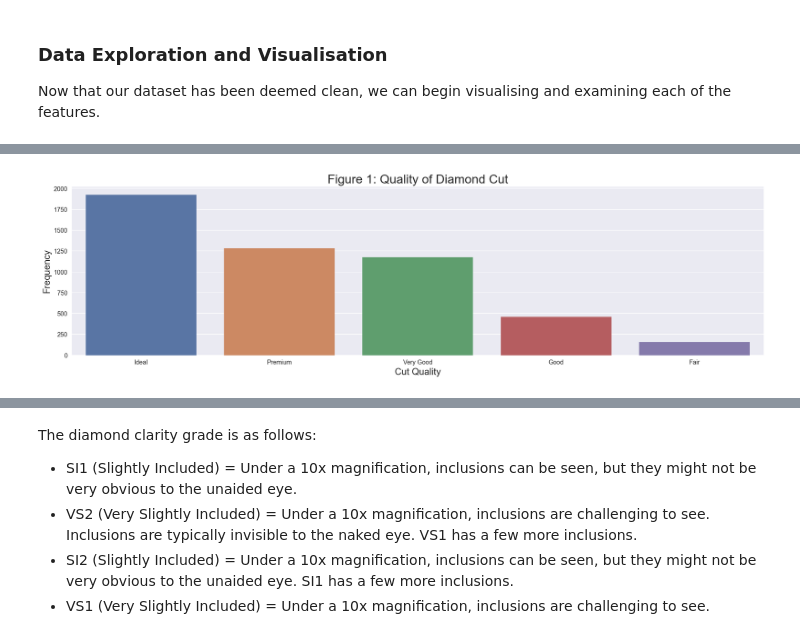
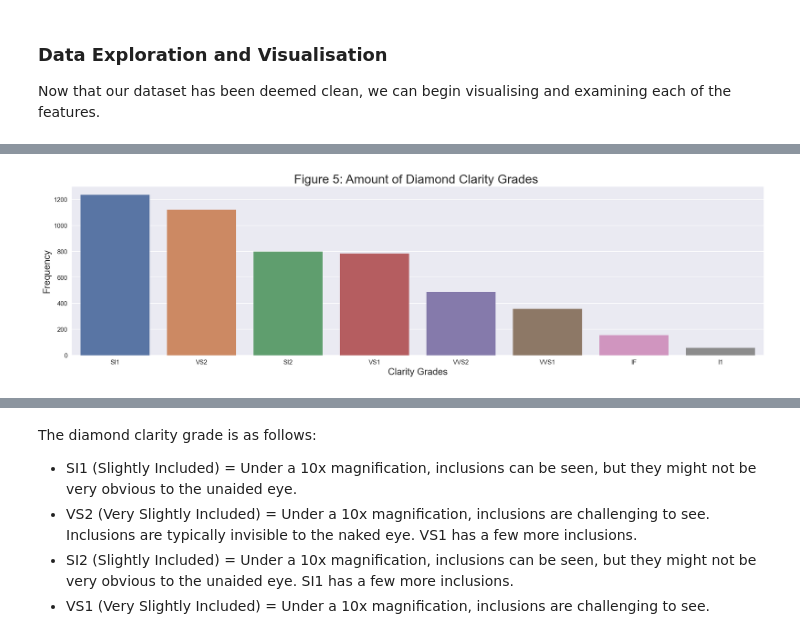
Before and after one commit to s3955624-Chee-Kin-Go/Phase-1, a Jupyter notebook: Phase 1 real.ipynb, the cells around one changed output, grey strips where cells are left out. Drawn from its saved outputs; the diff is of its cells as text; code cells hidden in the pictures.

```diff
--- a/Phase 1 real.ipynb
+++ b/Phase 1 real.ipynb
@@ -242,9 +268,9 @@ In the figure below, we count the total number of diamonds based on their cut qu
 # %%
 plt.figure(figsize = (20,5))
-fig = sns.countplot(x = 'cut', data = df, palette = 'deep', order = df['cut'].value_counts().index)
-fig = plt.title('Figure 1: Quality of Diamond Cut', fontsize = 20)
-plt.xlabel('Cut Quality', fontsize = 15)
+fig = sns.countplot(x = 'clarity', data = df, palette = 'deep', order = df['clarity'].value_counts().index)
+fig = plt.title('Figure 5: Amount of Diamond Clarity Grades ', fontsize = 20)
+plt.xlabel('Clarity Grades', fontsize = 15)
 plt.ylabel('Frequency', fontsize = 15)
 plt.show()
 # %% [output]
-[figure, old version]
+[figure, new version]
```
Also changed, not shown: parts of 28 cells of this notebook.
